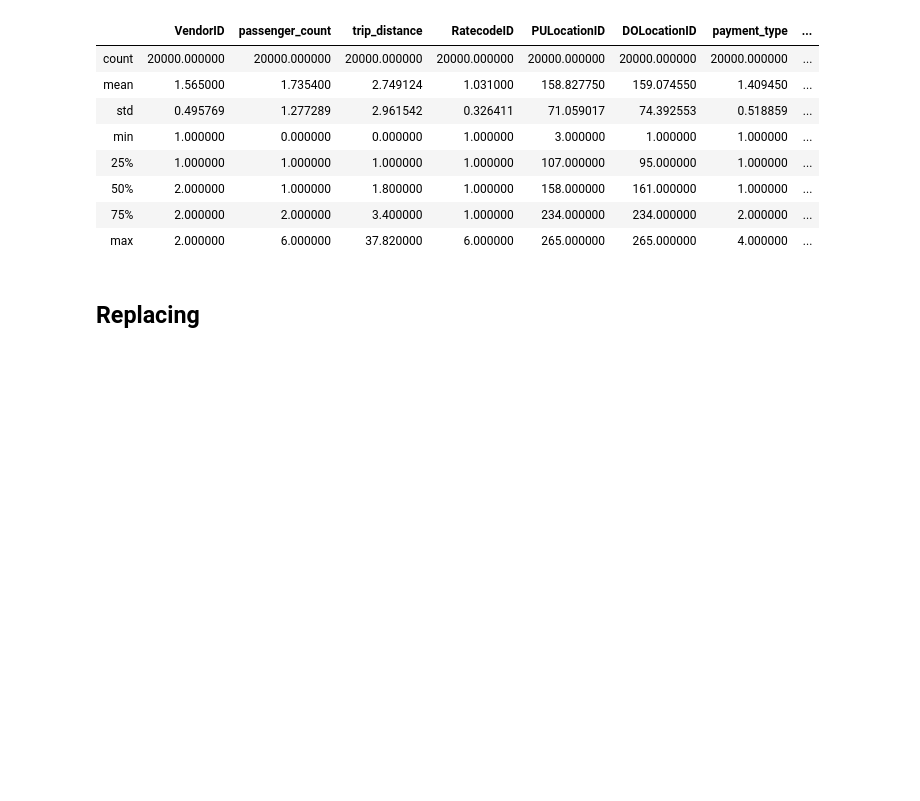
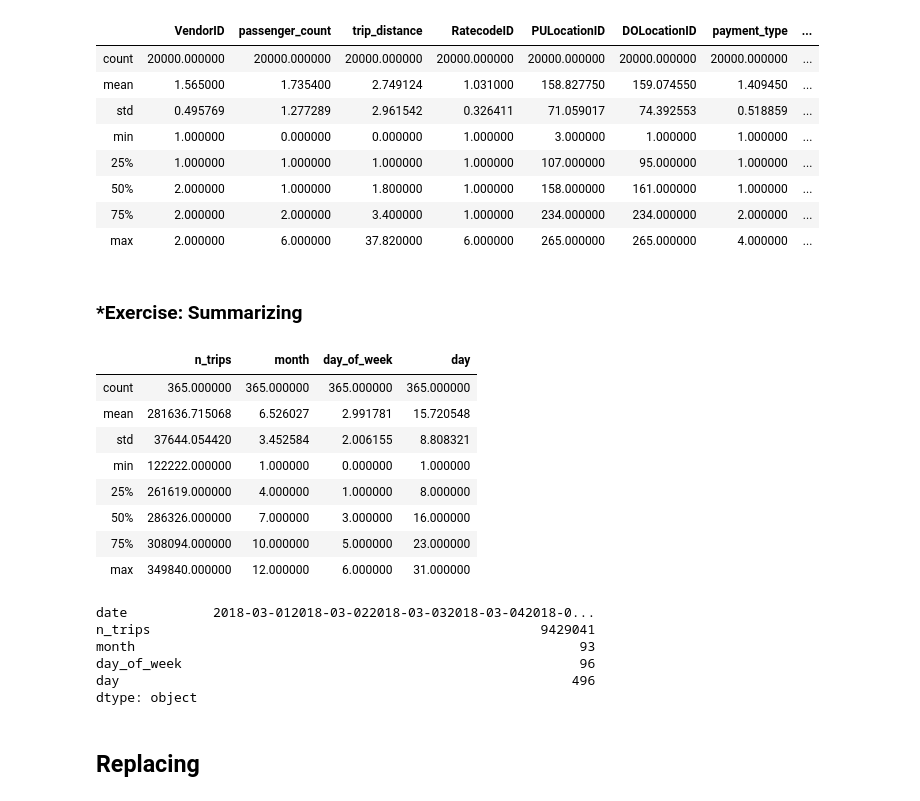
Before and after one commit to alnew/Intro_to_python_notebook, a Jupyter notebook: data_manipulation_python.ipynb, the cells around one changed output. Drawn from its saved outputs; the diff is of its cells as text; code cells hidden in the pictures; blank space fills up the shorter version.

```diff
--- a/data_manipulation_python.ipynb
+++ b/data_manipulation_python.ipynb
@@ -360,0 +343,5 @@ AttributeError: 'Series' object has no attribute 'days'
+# %%
+#--Create new columns from datetime data, one with month data and one with day of week data--
+counts['month'] = pd.DatetimeIndex(counts['date']).month
+counts['day_of_week'] = pd.DatetimeIndex(counts['date']).dayofweek #--Sunday thru Saturday in numerical form
+counts.head()
@@ -371,6 +383,31 @@ trips.describe()
 | 50% | 2.000000 | 1.000000 | 1.800000 | 1.000000 | 158.000000 | 161.000000 | 1.000000 | ... |
 | 75% | 2.000000 | 2.000000 | 3.400000 | 1.000000 | 234.000000 | 234.000000 | 2.000000 | ... |
 | max | 2.000000 | 6.000000 | 37.820000 | 6.000000 | 265.000000 | 265.000000 | 4.000000 | ... |
+# %% [markdown]
+### *Exercise: Summarizing
+# %%
+#--1. Find the maximum number of trips in the counts dataframe?--
+counts.describe()
+# %% [output]
+|  | n_trips | month | day_of_week | day |
+| count | 365.000000 | 365.000000 | 365.000000 | 365.000000 |
+| mean | 281636.715068 | 6.526027 | 2.991781 | 15.720548 |
+| std | 37644.054420 | 3.452584 | 2.006155 | 8.808321 |
+| min | 122222.000000 | 1.000000 | 0.000000 | 1.000000 |
+| 25% | 261619.000000 | 4.000000 | 1.000000 | 8.000000 |
+| 50% | 286326.000000 | 7.000000 | 3.000000 | 16.000000 |
+| 75% | 308094.000000 | 10.000000 | 5.000000 | 23.000000 |
+| max | 349840.000000 | 12.000000 | 6.000000 | 31.000000 |
+# %%
+#--2. What's the total number of trips in March in the counts dataframe?--
+counts.loc[counts['month'] == 3].sum()
+# %% [output]
+date           2018-03-012018-03-022018-03-032018-03-042018-0...
+n_trips                                                  9429041
+month                                                         93
+day_of_week                                                   96
+day                                                          496
+dtype: object
 # %% [markdown]
 ## Replacing
 # %%
```
Also changed, not shown: parts of 94 cells of this notebook.
